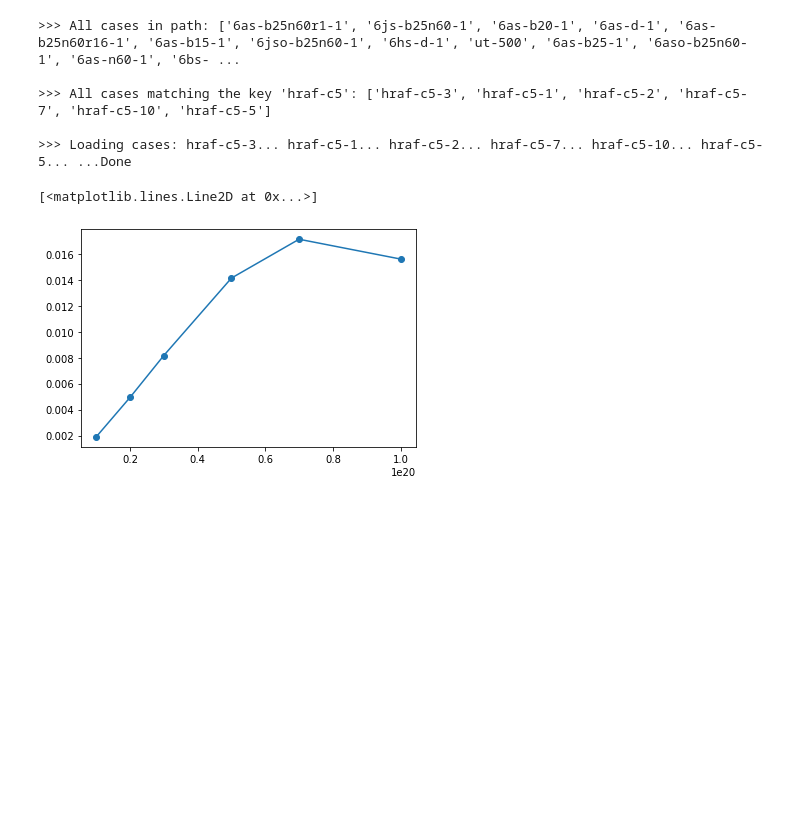
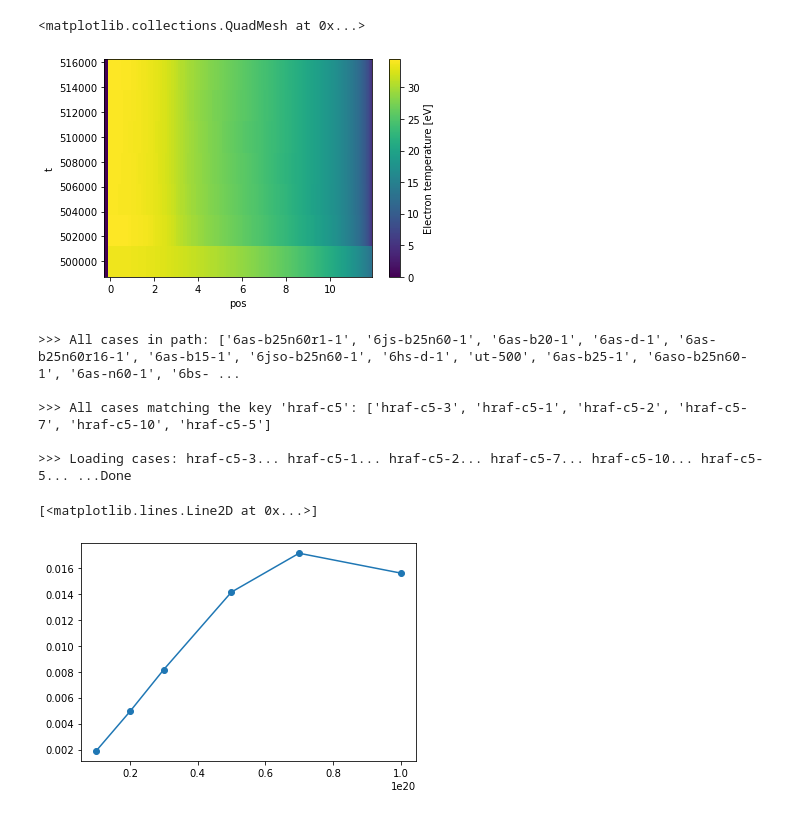
Before and after one commit to mikekryjak/sdtools, a Jupyter notebook: pp-hermes1d.ipynb, the cells around one changed output. Drawn from its saved outputs; the diff is of its cells as text; code cells hidden in the pictures; blank space fills up the shorter version.

```diff
--- a/pp-hermes1d.ipynb
+++ b/pp-hermes1d.ipynb
@@ -47,3 +61,8 @@ case = Load.case_1D(db.casepaths["hraf-c5-10"])
+# %%
+case.ds["Te"].plot()
+# %% [output]
+<matplotlib.collections.QuadMesh at 0x...>
+[figure, added]
 # %%
 deck = CaseDeck1D(r"/ssd_scratch/cases", key = "hraf-c5", skip = "", verbose = True)
 # %% [output]
```
Also changed, not shown: parts of 20 cells of this notebook, 1 other file.
